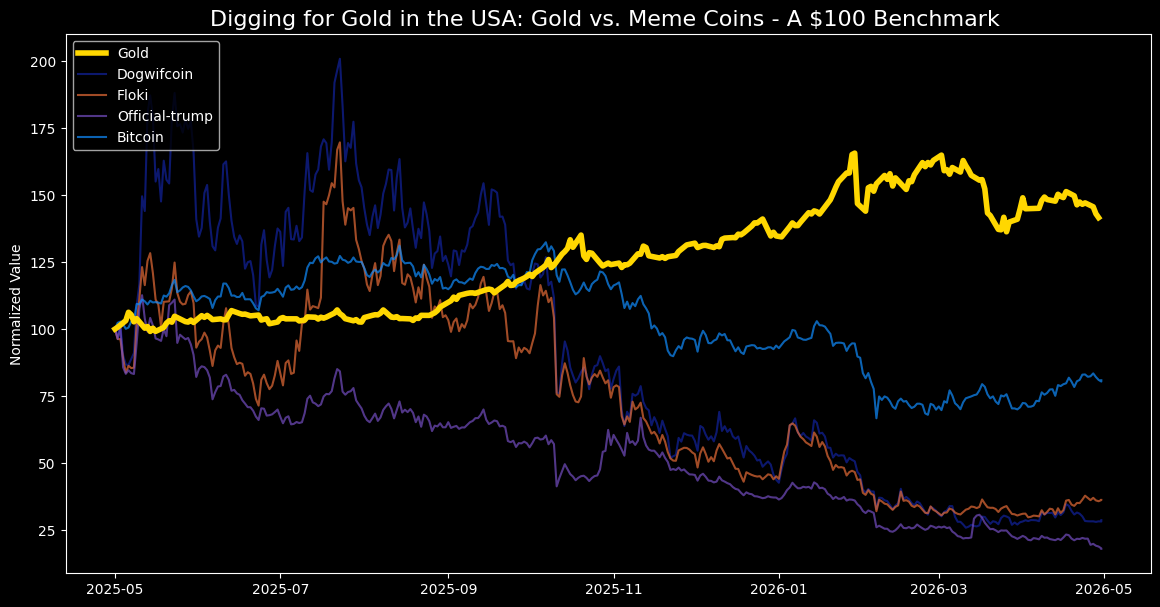
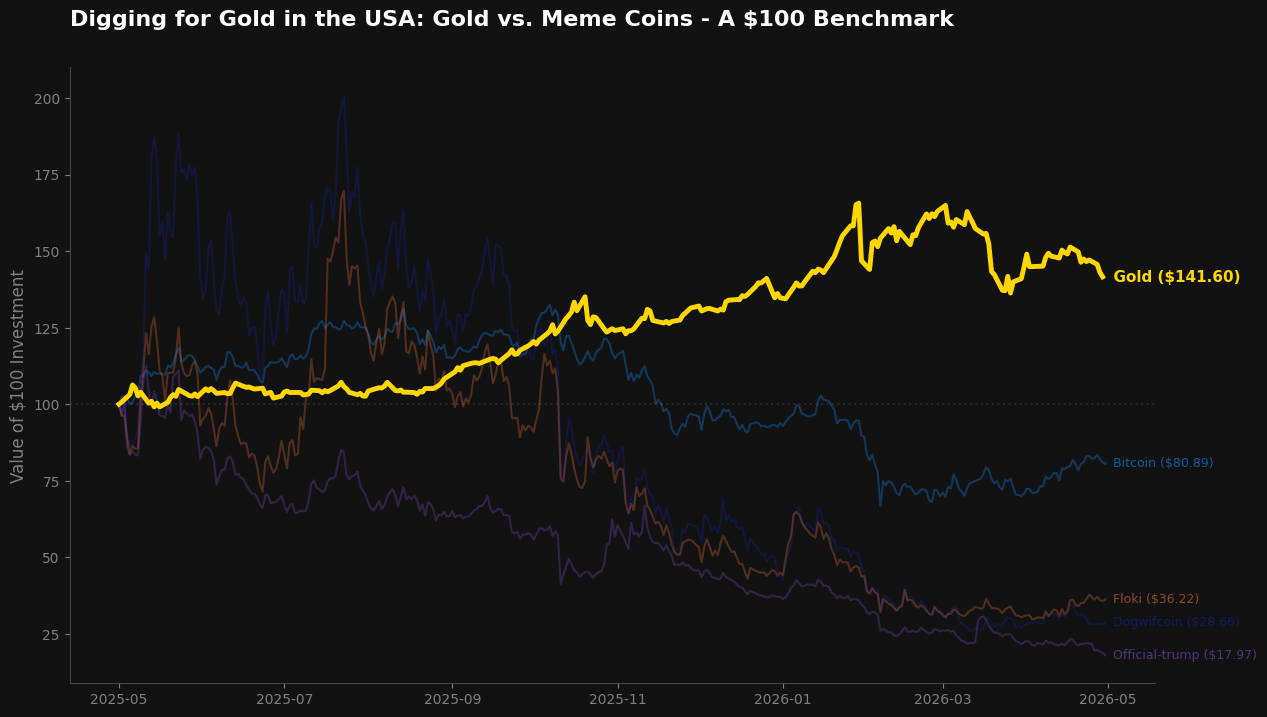
The change to this notebook cell's code, shown as a diff; its figure went from the first image to the second:
--- before
+++ after
@@ -1,17 +1,42 @@
-plt.style.use('dark_background')
-fig, ax = plt.subplots(figsize=(14, 7))
+bg_color = '#121212'
+plt.rcParams['axes.facecolor'] = bg_color
+plt.rcParams['figure.facecolor'] = bg_color
+
+fig, ax = plt.subplots(figsize=(14, 8))
+
+colors = {
+    'bitcoin': '#118DFF', 'dogwifcoin': '#12239E', 'floki': '#E66C37', 'official-trump': '#744EC2'
+}
 
 # Plotta guld
-ax.plot(gold_data.index, gold_norm, label='Gold', color='#FFD700', linewidth=4, zorder=5)
+ax.plot(gold_data.index, gold_norm, color='#FFD700', linewidth=3.5, zorder=10)
+gold_last_val = gold_norm.values.flatten()[-1]
+ax.text(gold_data.index[-1], gold_last_val, f'  Gold (${gold_last_val:.2f})',
+        color='#FFD700', va='center', fontweight='bold', fontsize=11)
 
-# plotta cryptos
-colors = {'dogwifcoin': '#12239E', 'floki': '#E66C37', 'official-trump': '#744EC2', 'bitcoin': '#118DFF'}
+# Plotta krypto
 for coin, color in colors.items():
-    data = df_norm[df_norm['coin_id'] == coin]
-    ax.plot(data['date'], data['price_norm'], label=coin.capitalize(), color=color, alpha=0.7)
+    data = df_norm[df_norm['coin_id'] == coin].sort_values('date')
+    if not data.empty:
+        ax.plot(data['date'], data['price_norm'], color=color, alpha=0.3, linewidth=1.5)
+        coin_last_val = data['price_norm'].values.flatten()[-1]
+        ax.text(data['date'].iloc[-1], coin_last_val, f"  {coin.capitalize()} (${coin_last_val:.2f})",
+                color=color, va='center', alpha=0.6, fontsize=9)
 
-ax.set_title('Digging for Gold in the USA: Gold vs. Meme Coins - A $100 Benchmark ', fontsize=16)
-ax.set_ylabel('Normalized Value')
-ax.legend(loc='upper left')
-plt.savefig('../charts/gold_analysis_Viktor.png', dpi=300, bbox_inches='tight')
+# Styling
+ax.spines['top'].set_visible(False)
+ax.spines['right'].set_visible(False)
+ax.spines['left'].set_color('#444444')
+ax.spines['bottom'].set_color('#444444')
+
+ax.grid(False)
+ax.axhline(100, color='white', linestyle=':', alpha=0.1)
+ax.tick_params(colors='gray', labelsize=10)
+
+ax.set_title('Digging for Gold in the USA: Gold vs. Meme Coins - A $100 Benchmark',
+             color='white', loc='left', pad=30, fontsize=16, fontweight='bold')
+ax.set_ylabel('Value of $100 Investment', color='gray', fontsize=12)
+
+# Spara och visa
+plt.savefig('../viktor_storytelling/gold_analysis_Viktor.png', dpi=300, bbox_inches='tight', facecolor=bg_color)
 plt.show()

Commit: Updated stortelling graph